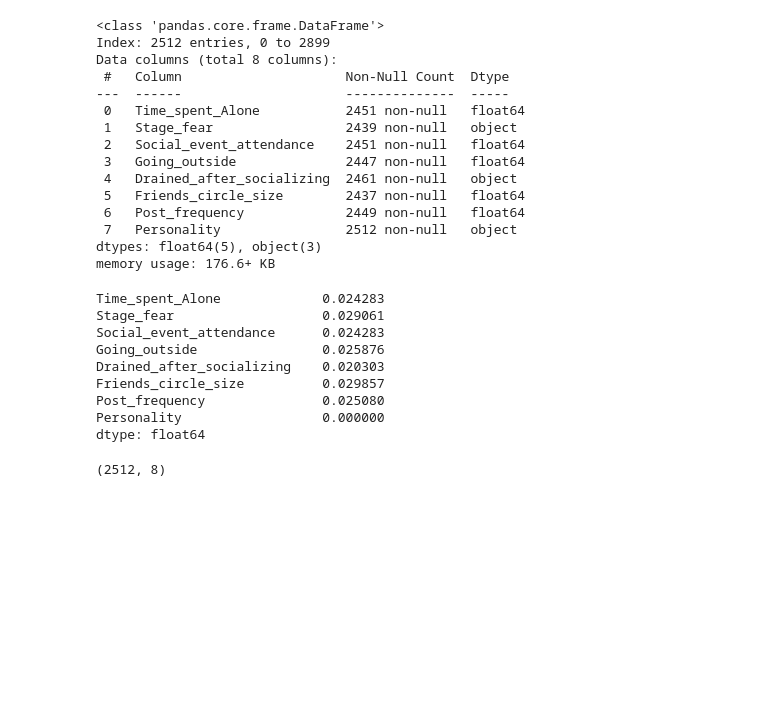
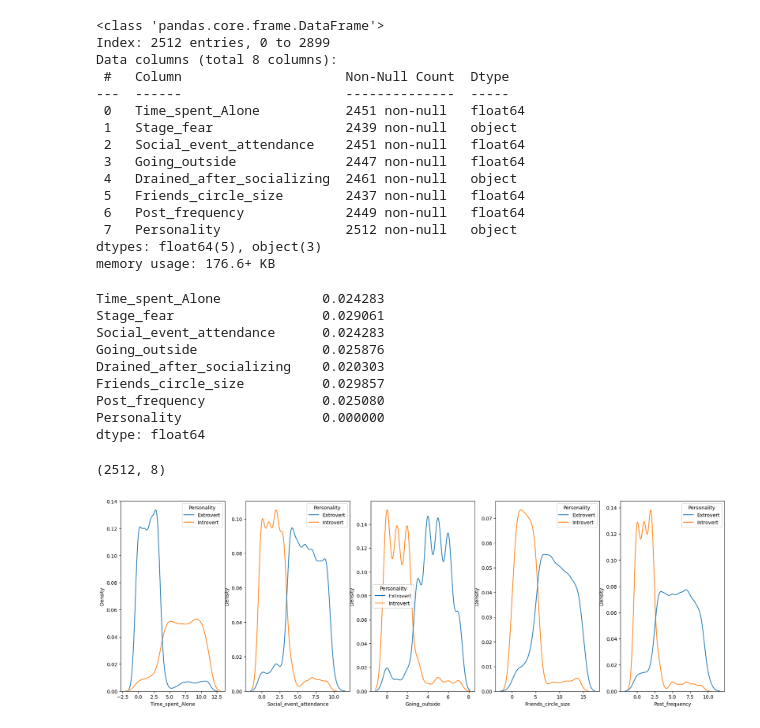
Before and after one commit to AkHiLdEvGoD/Personality-Prediction, a Jupyter notebook: experiments/notebook.ipynb, the cells around one changed output. Drawn from its saved outputs; the diff is of its cells as text; code cells hidden in the pictures; blank space fills up the shorter version.

```diff
--- a/experiments/notebook.ipynb
+++ b/experiments/notebook.ipynb
@@ -63,3 +67,9 @@ for i in cat_cols:
 df.shape
 # %% [output]
 (2512, 8)
+# %%
+fig, ax = plt.subplots(1,5,figsize=(22,7))
+for i,col in enumerate(num_cols):
+    sns.kdeplot(ax=ax[i],data=df,x=col,hue='Personality')
+# %% [output]
+[figure, added]
```
Also changed, not shown: parts of 27 cells of this notebook, 5 other files.
